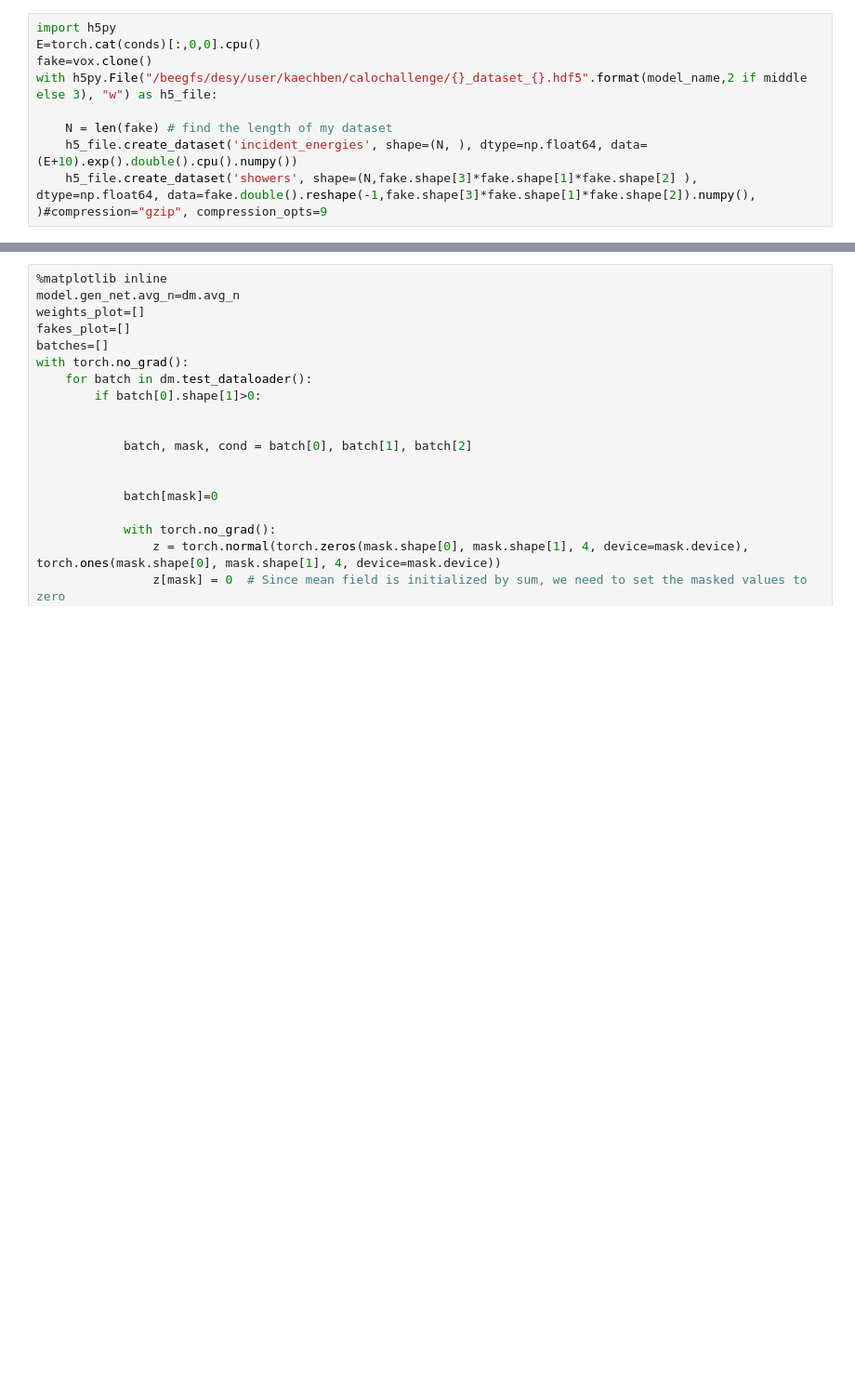
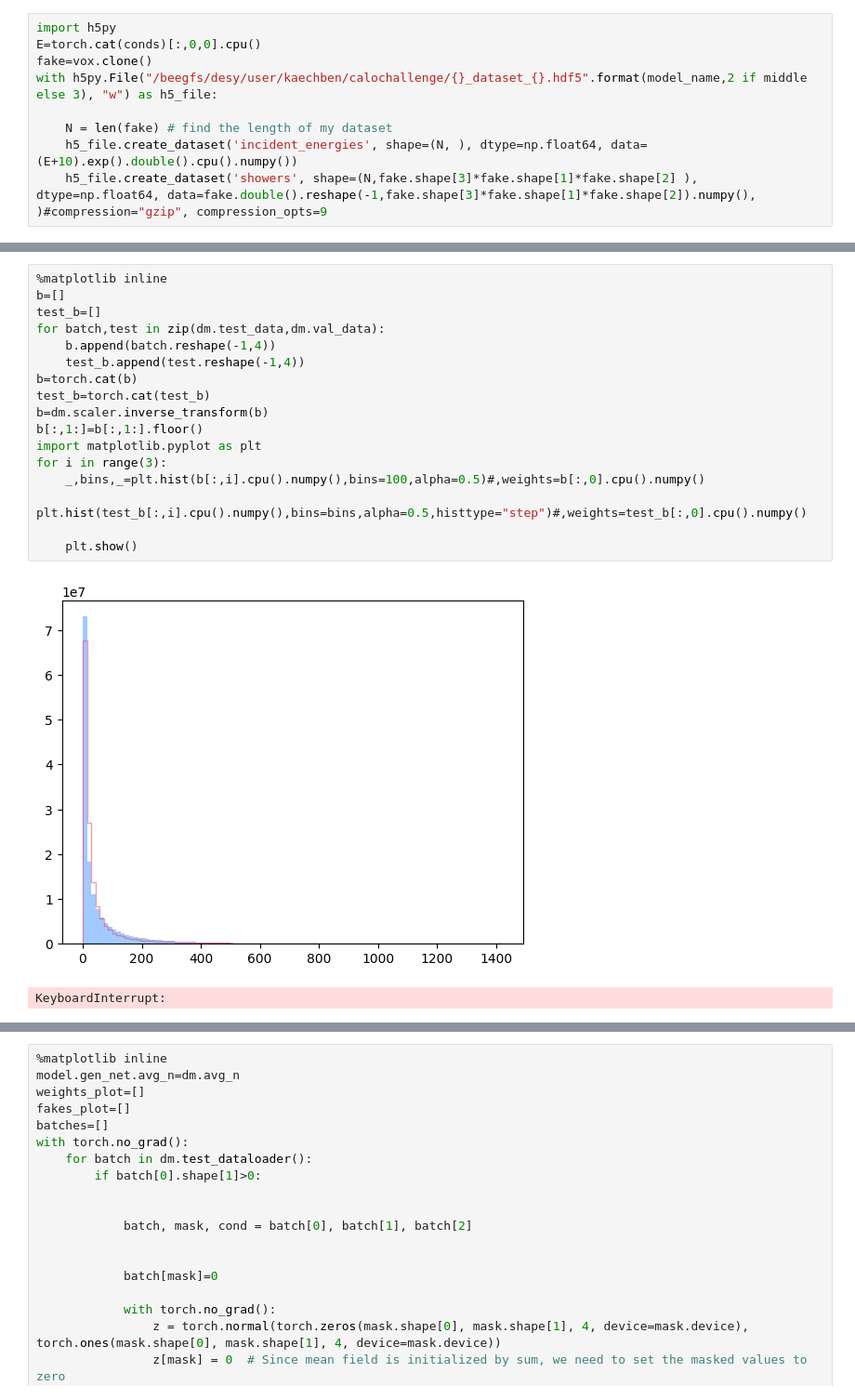
Before and after one commit to kaechb/MDMA, a Jupyter notebook: notebooks/results_calo.ipynb, the cells around one changed output, grey strips where cells are left out. Shown: that part at 93% size. Drawn from its saved outputs; the diff is of its cells as text; blank space fills up the shorter version.

```diff
--- a/notebooks/results_calo.ipynb
+++ b/notebooks/results_calo.ipynb
@@ -495,0 +555,20 @@ Scaler loaded
+# %%
+%matplotlib inline
+b=[]
+test_b=[]
+for batch,test in zip(dm.test_data,dm.val_data):
+    b.append(batch.reshape(-1,4))
+    test_b.append(test.reshape(-1,4))
+b=torch.cat(b)
+test_b=torch.cat(test_b)
+b=dm.scaler.inverse_transform(b)
+b[:,1:]=b[:,1:].floor()
+import matplotlib.pyplot as plt
+for i in range(3):
+    _,bins,_=plt.hist(b[:,i].cpu().numpy(),bins=100,alpha=0.5)#,weights=b[:,0].cpu().numpy()
+    plt.hist(test_b[:,i].cpu().numpy(),bins=bins,alpha=0.5,histtype="step")#,weights=test_b[:,0].cpu().numpy()
+
+    plt.show()
+# %% [output]
+[figure, added]
+KeyboardInterrupt:
```
Also changed, not shown: parts of 19 cells of this notebook, 15 other files.
